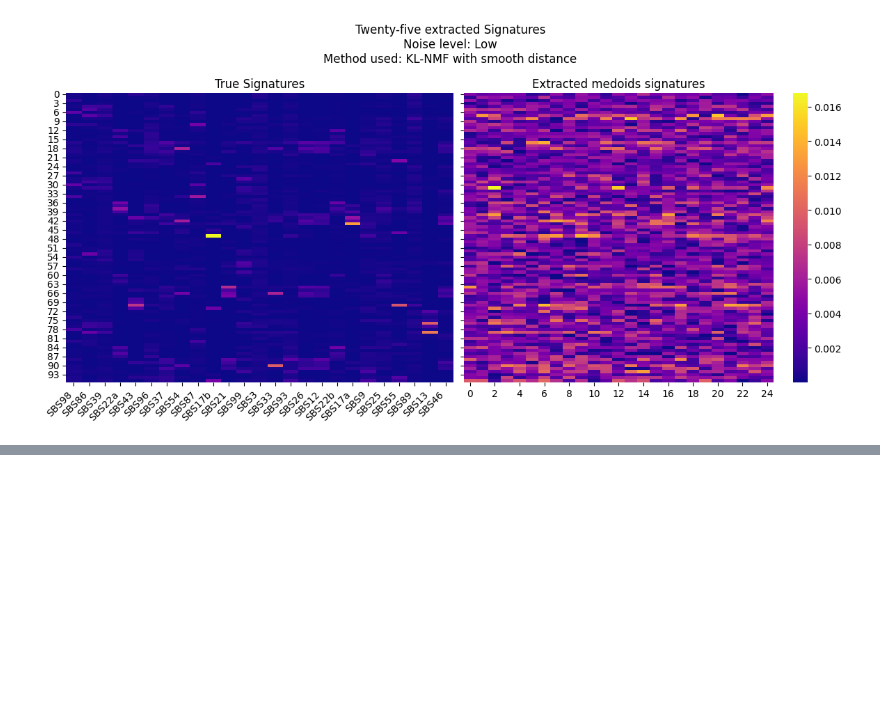
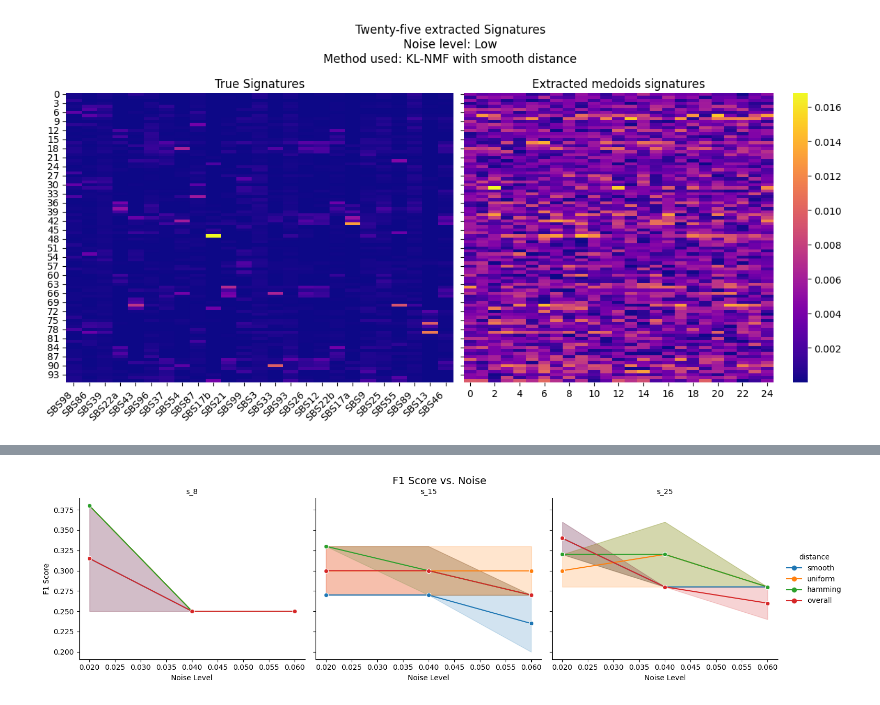
Before and after one commit to Jolijn2020/Mutational_Signatures, a Jupyter notebook: Evaluation_final_clean.ipynb, the cells around one changed output, grey strips where cells are left out. Drawn from its saved outputs; the diff is of its cells as text; code cells hidden in the pictures; blank space fills up the shorter version.

```diff
--- a/Evaluation_final_clean.ipynb
+++ b/Evaluation_final_clean.ipynb
@@ -1257,0 +1356,11 @@ plot_all_runs_similarity(
+# %%
+df_metrics = collect_evaluation_metrics(
+    root_dir="results_csv_clean",
+    s_values=["s_8","s_15","s_25"],
+    distances=["smooth","uniform","hamming","overall"],
+    noise_values=["n_0.02","n_0.04","n_0.06"],
+    subfolders=("Dw","Dkl"),
+    evaluation_method="rearranged",  # or "not_arranged"
+    cutoff=0.6
+)
+print(df_metrics.head())
@@ -1257,0 +1388,28 @@ plot_all_runs_similarity(
+# %%
+
+
+def plot_f1_by_noise(df, facet_col="s_val"):
+    """
+    Creates a line plot of F1 score vs. noise,
+    grouping by distance, faceting by s_val (optional).
+    """
+    # Make sure "noise" is something like numeric 0.02, 0.04, 0.06
+    # If needed, parse the string "n_0.02" => 0.02:
+    df["noise_val"] = df["noise"].str.replace("n_", "").astype(float)
+
+    # For a line plot with Seaborn:
+    g = sns.relplot(
+        data=df,
+        x="noise_val", y="f1_score",
+        hue="distance", col=facet_col,   # separate subplot for each s_val
+        kind="line", marker="o",
+        col_wrap=3, height=4, aspect=1.2
+    )
+    g.set_titles("{col_name}")  # each subplot title is the s_val
+    g.set_xlabels("Noise Level")
+    g.set_ylabels("F1 Score")
+    g.fig.suptitle("F1 Score vs. Noise", y=1.02, fontsize=14)
+    plt.show()
+plot_f1_by_noise(df_metrics)
+# %% [output]
+[figure, added]
```
Also changed, not shown: parts of 10 cells of this notebook.
